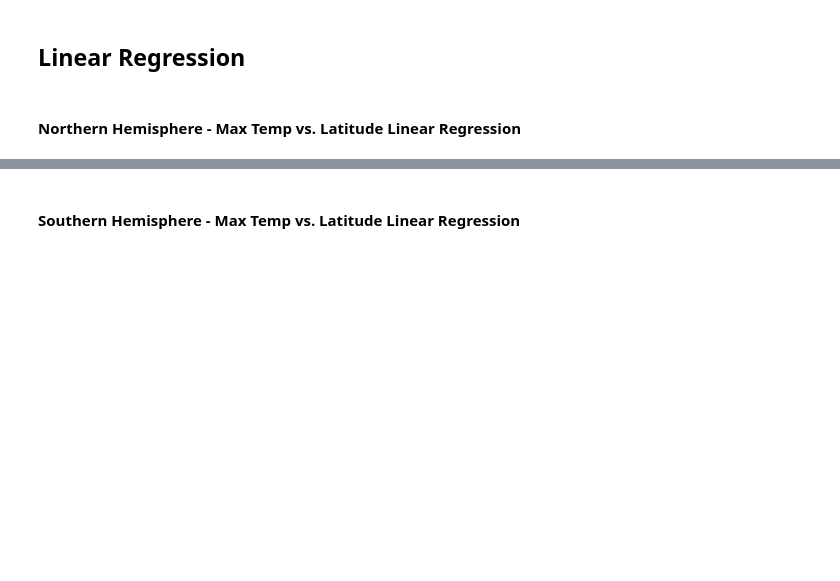
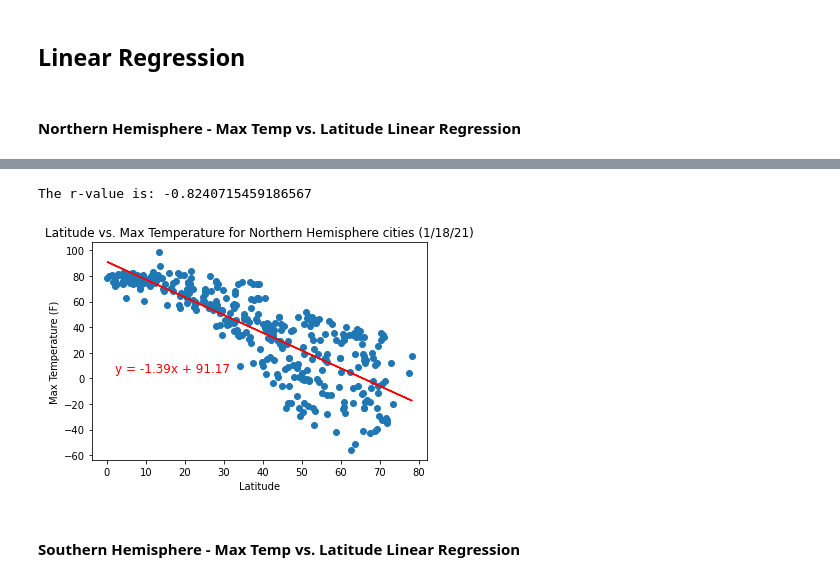
Before and after one commit to GregJP/python-api-challenge, a Jupyter notebook: WeatherPy.ipynb, the cells around one changed output, grey strips where cells are left out. Drawn from its saved outputs; the diff is of its cells as text; code cells hidden in the pictures; blank space fills up the shorter version.

Commit message:
Finihsed WeatherPy, still needs analysis

```diff
--- a/WeatherPy.ipynb
+++ b/WeatherPy.ipynb
@@ -229,0 +227,11 @@ The r-value is: 0.46937863826630627
+# %%
+# Creating individual dataframes for the cities located in each of the hemispheres
+nhem_city = weather_data.loc[weather_data["Lat"] >= 0]
+shem_city = weather_data.loc[weather_data["Lat"] < 0]
+
+# Converting the latitudes to an array to use for the datapoints in each figure
+nhem_lat = np.array(nhem_city["Lat"])
+shem_lat = np.array(shem_city["Lat"])
+
+# Double checking to make sure the minimum latitude isn't below zero
+nhem_city.describe()
@@ -230,2 +261,28 @@ The r-value is: 0.46937863826630627
+# %%
+# Assigning Max Temp column to an array for datapoints
+n_max_temp = np.array(nhem_city["Max Temp"])
+
+# Calculating and printing correlation
+correlation1 = st.pearsonr(nhem_lat,n_max_temp)
+print(f"The r-value is: {correlation1[0]}")
+
+# Generating and setting string for regression equation
+(slope,intercept,rvalue,pvalue,stderr) = linregress(nhem_lat,n_max_temp)
+regressvalues = nhem_lat*slope+intercept
+lineequation = "y = " + str(round(slope,2)) + "x + " + str(round(intercept,2))
+
+# Plotting
+plt.scatter(nhem_lat,n_max_temp)
+plt.plot(nhem_lat,regressvalues,"r-")
+plt.annotate(lineequation,(2,5),fontsize=12,color="red")
+plt.title("Latitude vs. Max Temperature for Northern Hemisphere cities (1/18/21)")
+plt.xlabel("Latitude")
+plt.ylabel("Max Temperature (F)")
+
+# Saving figure
+plt.savefig("figures/nlatvsntemp.png")
+# %% [output]
+The r-value is: -0.8240715459186567
+[figure, added]
 # %% [markdown]
 ####  Southern Hemisphere - Max Temp vs. Latitude Linear Regression
```
Also changed, not shown: parts of 18 cells of this notebook, 8 other files.
